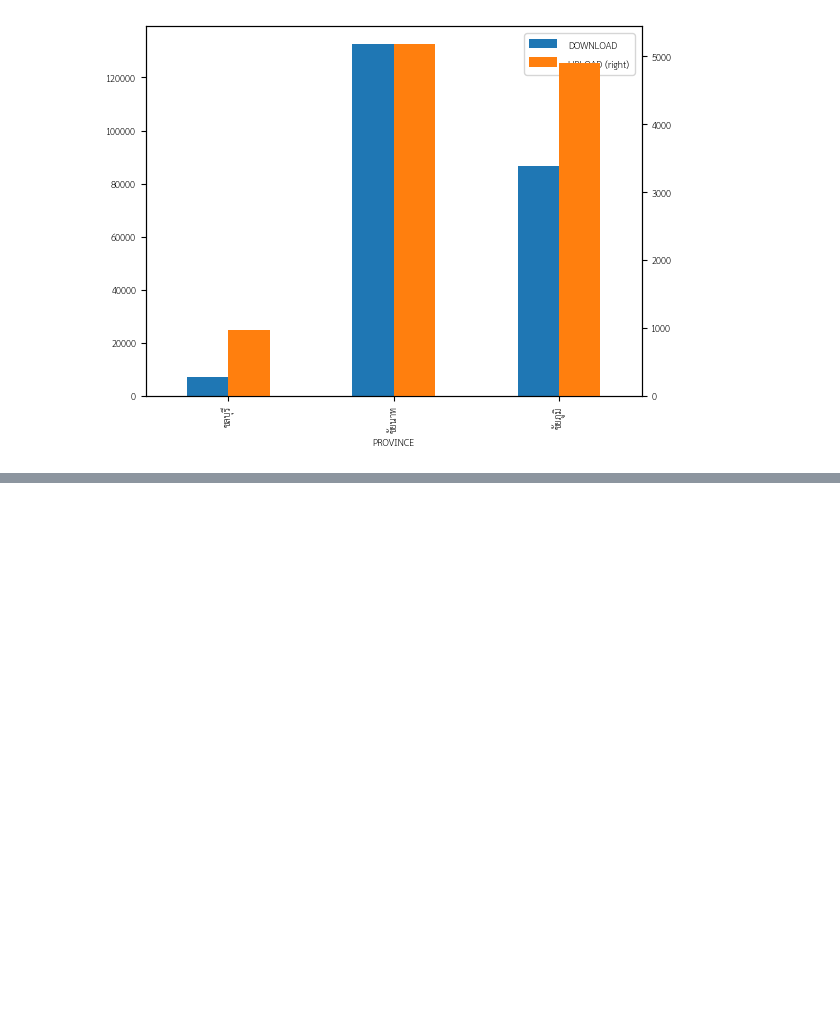
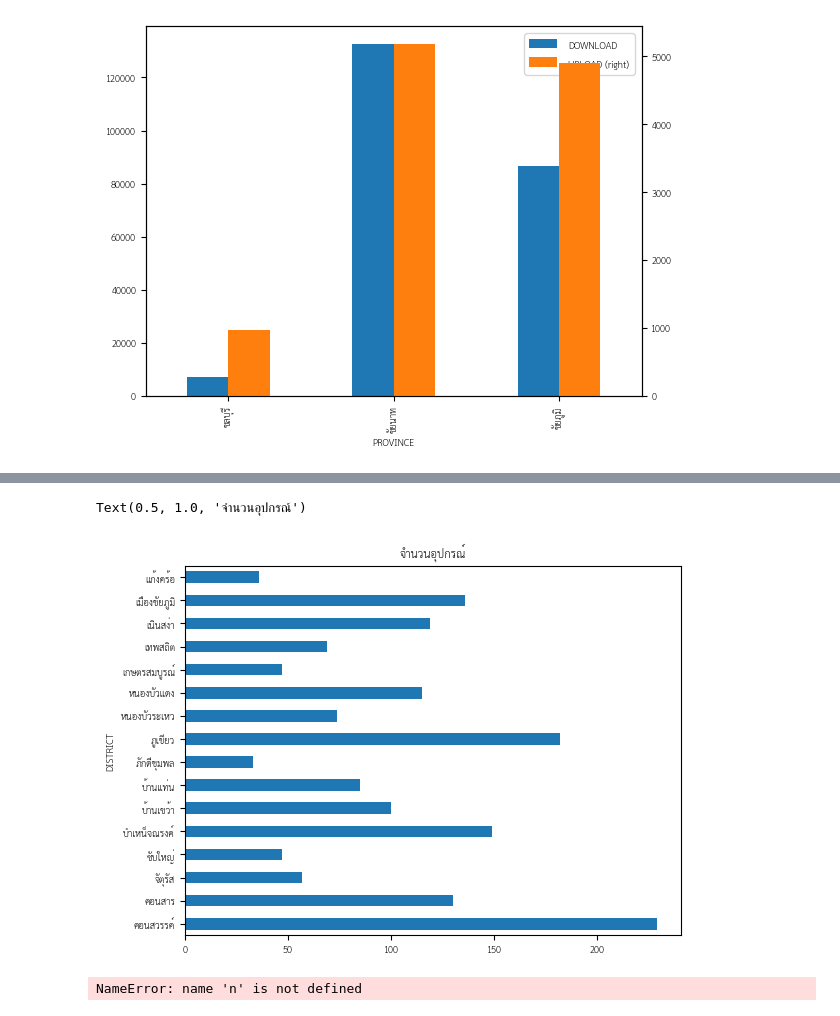
Before and after one commit to LunarArtemis/CP462, a Jupyter notebook: week4/lab4/EDA_Activity.ipynb, the cells around one changed output, grey strips where cells are left out. Cells and saved outputs as stored; diff of their text form; code cells hidden in the pictures; blank space fills up the shorter version.

```diff
--- a/week4/lab4/EDA_Activity.ipynb
+++ b/week4/lab4/EDA_Activity.ipynb
@@ -190,0 +204,9 @@ sns.barplot(x='PROVINCE', y='UPLOAD', data=df[df['PROVINCE'].str.startswith('ช
+# %%
+df[df['PROVINCE'] == 'ชัยภูมิ'].groupby('DISTRICT').first()['NUM_DEVICES'].plot.barh().set_title('จำนวนอุปกรณ์')
+# %% [output]
+Text(0.5, 1.0, 'จำนวนอุปกรณ์')
+[figure, added]
+# %%
+print(x * 2 for x in range(1,n))
+# %% [output]
+NameError: name 'n' is not defined
```
Also changed, not shown: parts of 3 cells of this notebook, 9 other files.
